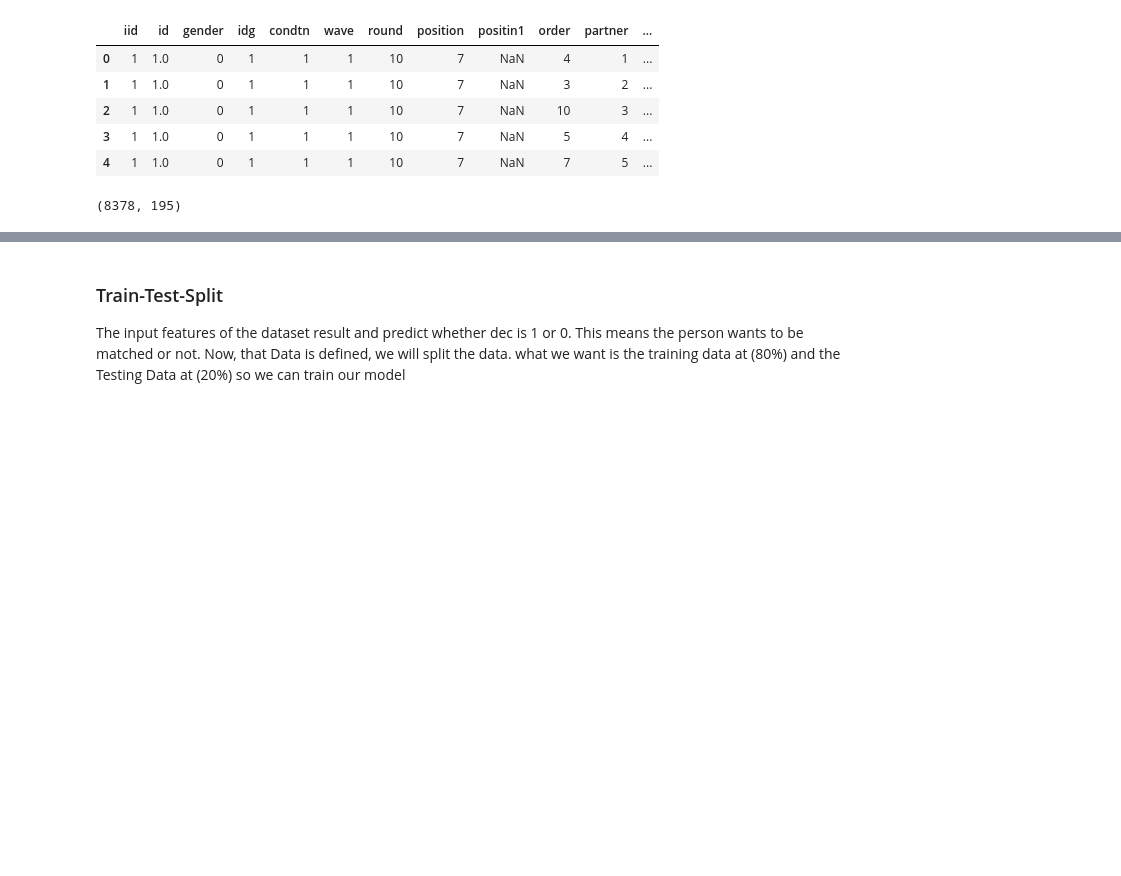
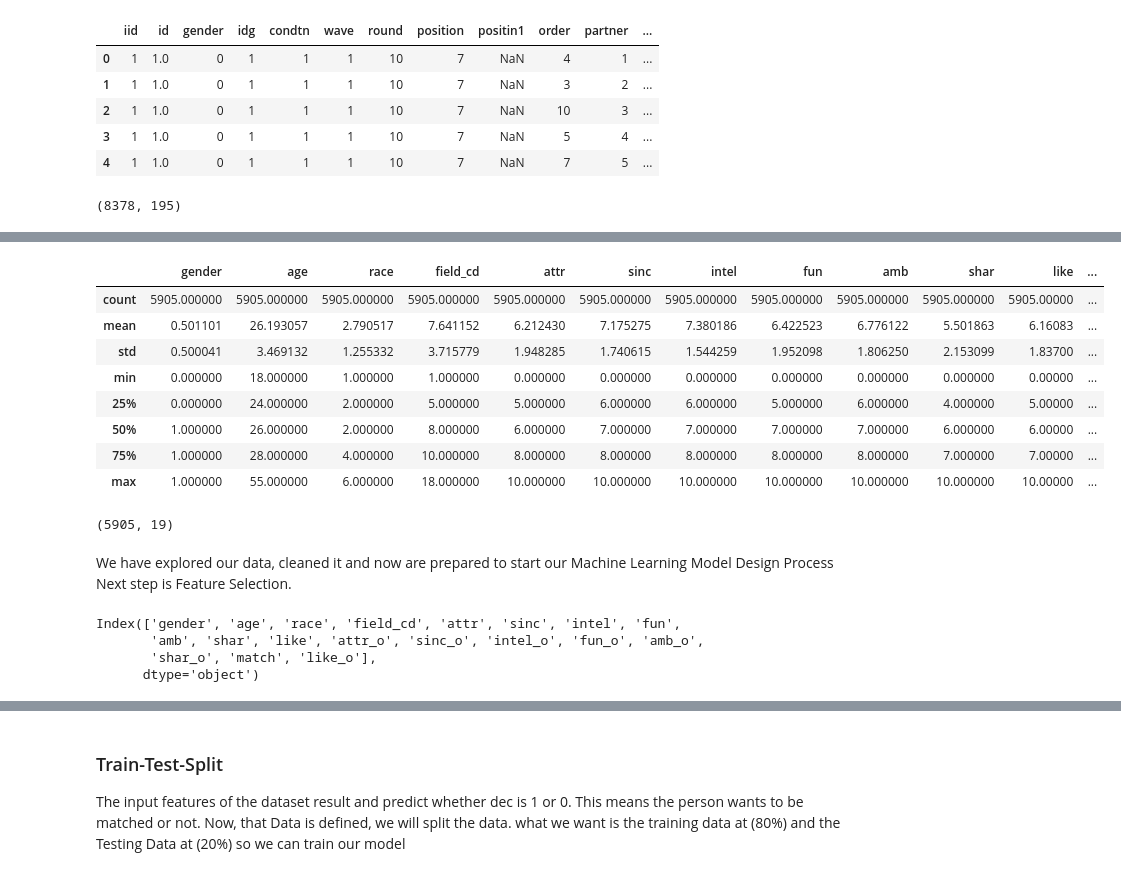
Before and after one commit to DavidGGonzalez/TeamBlue_FinalProject, a Jupyter notebook: Code/Segment2_BuildingAModel.ipynb, the cells around one changed output, grey strips where cells are left out. Drawn from its saved outputs; the diff is of its cells as text; code cells hidden in the pictures; blank space fills up the shorter version.

```diff
--- a/Code/Segment2_BuildingAModel.ipynb
+++ b/Code/Segment2_BuildingAModel.ipynb
@@ -365,0 +353,4 @@ Index(['attr', 'sinc', 'intel', 'fun', 'amb', 'shar', 'like', 'match'], dtype='o
+# %%
+# Drop all rows with null values
+date_df.isnull().sum()
+date_df = date_df.dropna()
@@ -365,0 +377,27 @@ Index(['attr', 'sinc', 'intel', 'fun', 'amb', 'shar', 'like', 'match'], dtype='o
+# %%
+date_df.describe()
+# %% [output]
+|  | gender | age | race | field_cd | attr | sinc | intel | fun | amb | shar | like | ... |
+| count | 5905.000000 | 5905.000000 | 5905.000000 | 5905.000000 | 5905.000000 | 5905.000000 | 5905.000000 | 5905.000000 | 5905.000000 | 5905.000000 | 5905.00000 | ... |
+| mean | 0.501101 | 26.193057 | 2.790517 | 7.641152 | 6.212430 | 7.175275 | 7.380186 | 6.422523 | 6.776122 | 5.501863 | 6.16083 | ... |
+| std | 0.500041 | 3.469132 | 1.255332 | 3.715779 | 1.948285 | 1.740615 | 1.544259 | 1.952098 | 1.806250 | 2.153099 | 1.83700 | ... |
+| min | 0.000000 | 18.000000 | 1.000000 | 1.000000 | 0.000000 | 0.000000 | 0.000000 | 0.000000 | 0.000000 | 0.000000 | 0.00000 | ... |
+| 25% | 0.000000 | 24.000000 | 2.000000 | 5.000000 | 5.000000 | 6.000000 | 6.000000 | 5.000000 | 6.000000 | 4.000000 | 5.00000 | ... |
+| 50% | 1.000000 | 26.000000 | 2.000000 | 8.000000 | 6.000000 | 7.000000 | 7.000000 | 7.000000 | 7.000000 | 6.000000 | 6.00000 | ... |
+| 75% | 1.000000 | 28.000000 | 4.000000 | 10.000000 | 8.000000 | 8.000000 | 8.000000 | 8.000000 | 8.000000 | 7.000000 | 7.00000 | ... |
+| max | 1.000000 | 55.000000 | 6.000000 | 18.000000 | 10.000000 | 10.000000 | 10.000000 | 10.000000 | 10.000000 | 10.000000 | 10.00000 | ... |
+# %%
+date_df.describe()
+date_df.shape
+# %% [output]
+(5905, 19)
+# %% [markdown]
+We have explored our data, cleaned it and now are prepared  to start our Machine Learning Model Design Process
+Next step is Feature Selection.
+# %%
+date_df.columns
+# %% [output]
+Index(['gender', 'age', 'race', 'field_cd', 'attr', 'sinc', 'intel', 'fun',
+       'amb', 'shar', 'like', 'attr_o', 'sinc_o', 'intel_o', 'fun_o', 'amb_o',
+       'shar_o', 'match', 'like_o'],
+      dtype='object')
```
Also changed, not shown: parts of 114 cells of this notebook, 4 other files.
